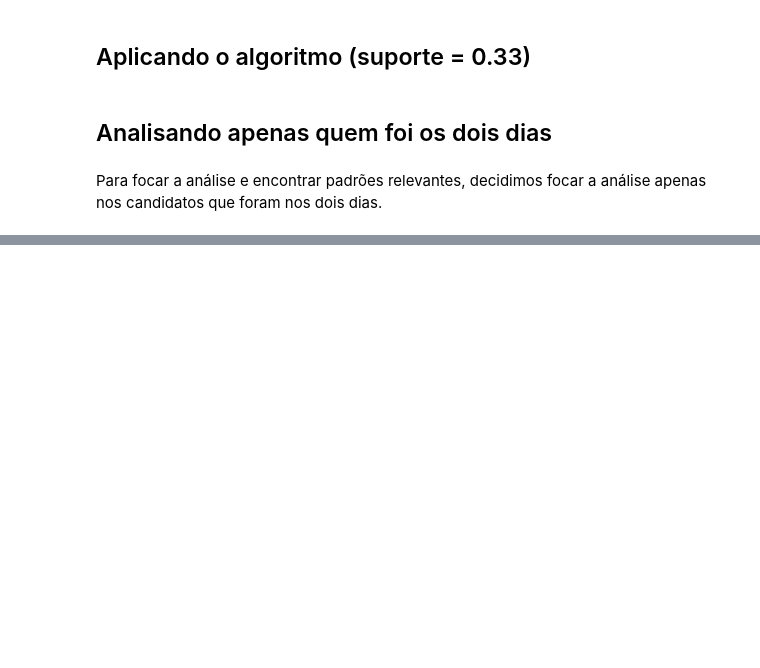
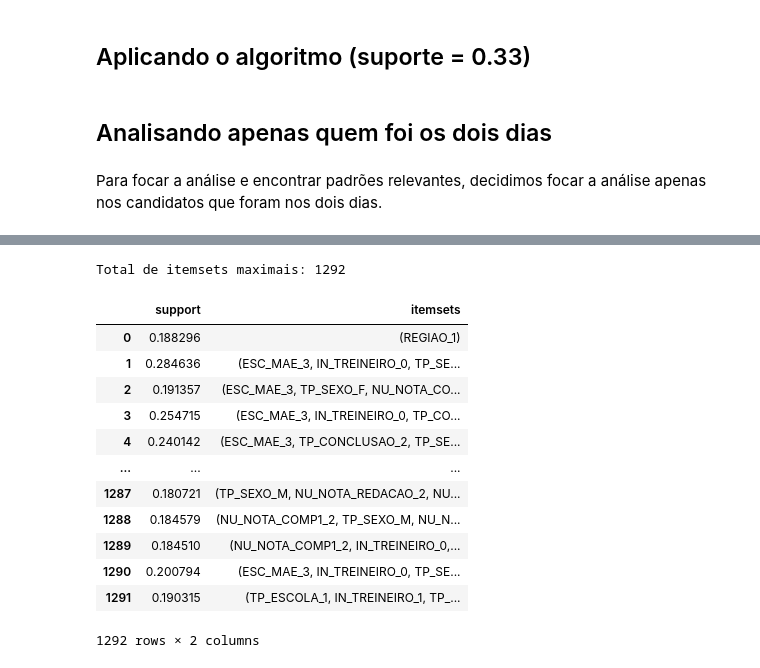
Before and after one commit to PedroGiacomin/data-mining, a Jupyter notebook: project-1/modeling_new_transformations.ipynb, the cells around one changed output, grey strips where cells are left out. Cells and saved outputs as stored; diff of their text form; code cells hidden in the pictures; blank space fills up the shorter version.

```diff
--- a/project-1/modeling_new_transformations.ipynb
+++ b/project-1/modeling_new_transformations.ipynb
@@ -432,0 +394,37 @@ print(f"\tTempo de execução: {end_time - start_time} segundos")
+# %%
+def get_maximal_itemsets(frequent_itemsets):
+    sets = frequent_itemsets.to_dict(orient='records')
+    maximal_sets = []
+
+    for i, current in enumerate(sets):
+        itemset_i = current['itemsets']
+        is_subset = False
+        for j, other in enumerate(sets):
+            if i != j and itemset_i < other['itemsets']:
+                is_subset = True
+                break
+        if not is_subset:
+            maximal_sets.append(current)
+
+    return pd.DataFrame(maximal_sets)
+# %%
+# Calcula os conjuntos maximais
+maximais = get_maximal_itemsets(frequent_itemsets)
+print(f'Total de itemsets maximais: {len(maximais)}')
+
+display(maximais)
+# %% [output]
+Total de itemsets maximais: 1292
+|  | support | itemsets |
+| 0 | 0.188296 | (REGIAO_1) |
+| 1 | 0.284636 | (ESC_MAE_3, IN_TREINEIRO_0, TP_SE... |
+| 2 | 0.191357 | (ESC_MAE_3, TP_SEXO_F, NU_NOTA_CO... |
+| 3 | 0.254715 | (ESC_MAE_3, IN_TREINEIRO_0, TP_CO... |
+| 4 | 0.240142 | (ESC_MAE_3, TP_CONCLUSAO_2, TP_SE... |
+| ... | ... | ... |
+| 1287 | 0.180721 | (TP_SEXO_M, NU_NOTA_REDACAO_2, NU... |
+| 1288 | 0.184579 | (NU_NOTA_COMP1_2, TP_SEXO_M, NU_N... |
+| 1289 | 0.184510 | (NU_NOTA_COMP1_2, IN_TREINEIRO_0,... |
+| 1290 | 0.200794 | (ESC_MAE_3, IN_TREINEIRO_0, TP_SE... |
+| 1291 | 0.190315 | (TP_ESCOLA_1, IN_TREINEIRO_1, TP_... |
+1292 rows × 2 columns
```
Also changed, not shown: parts of 28 cells of this notebook.
